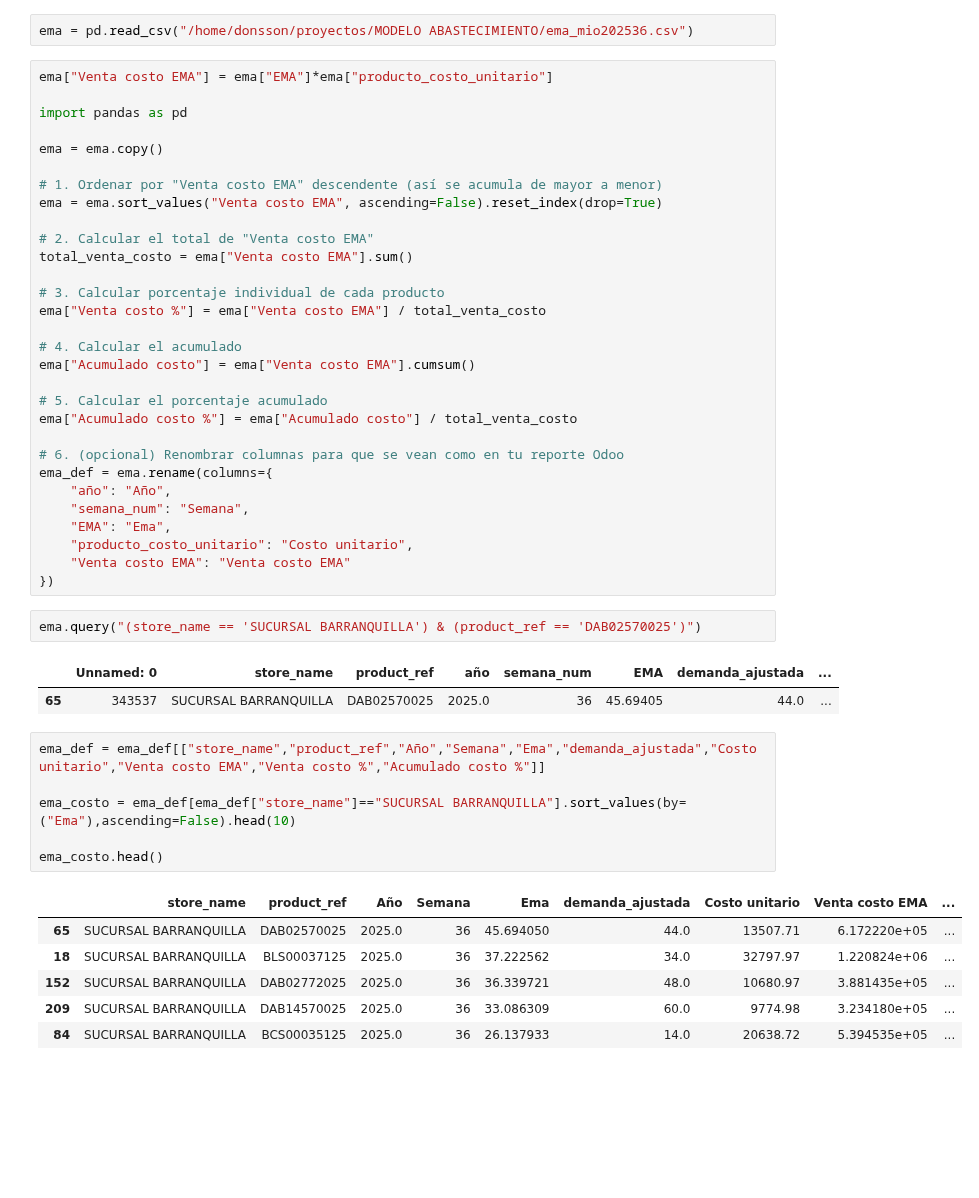
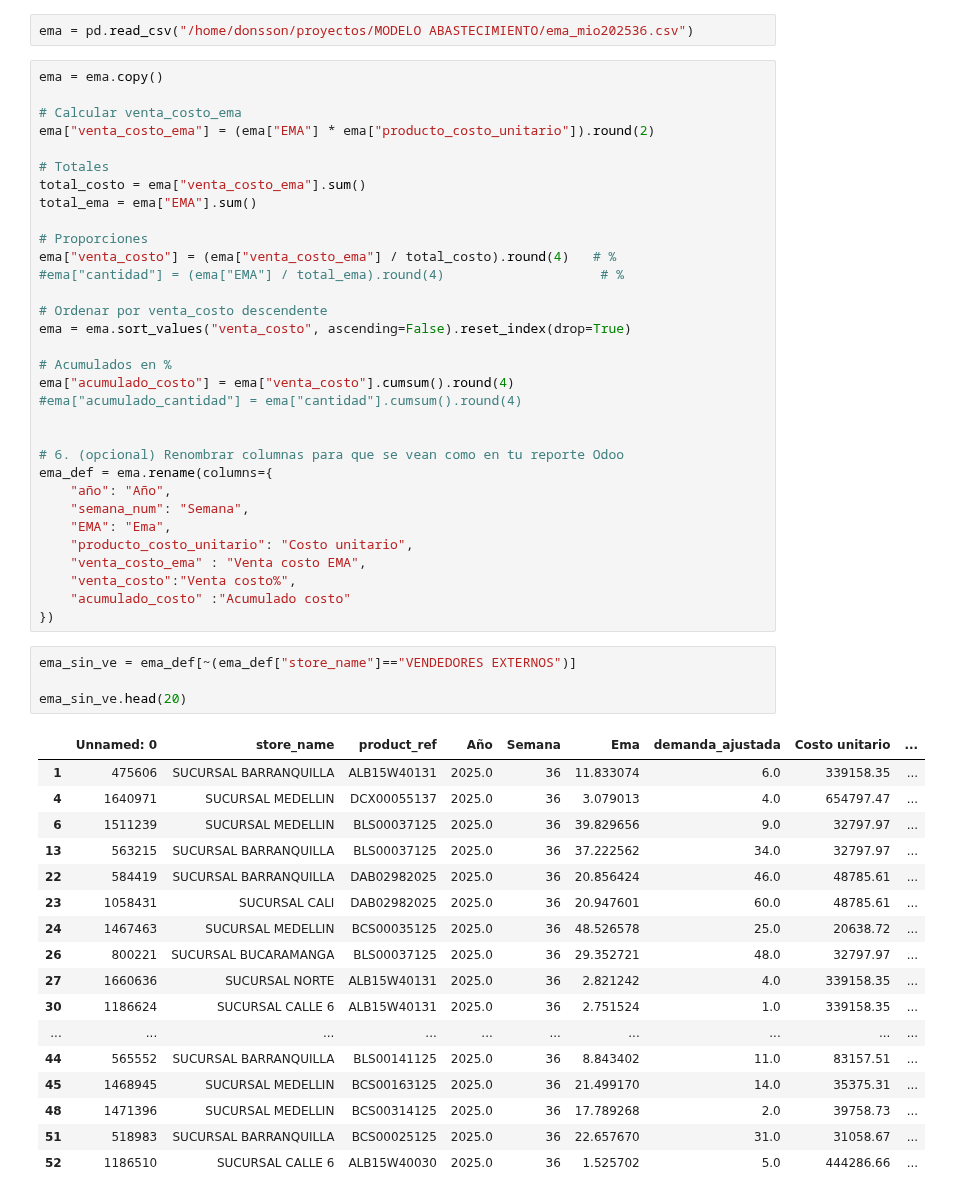
Before and after one commit to FiltrosDonsson/Proyectos-Data-analyst, a Jupyter notebook: MODELO ABASTECIMIENTO/analisis_costo.ipynb, the cells around one changed output. Saved outputs shown, nothing was run; the diff lists cells and outputs as text; blank space fills up the shorter version.

```diff
--- a/MODELO ABASTECIMIENTO/analisis_costo.ipynb
+++ b/MODELO ABASTECIMIENTO/analisis_costo.ipynb
@@ -3,26 +4,26 @@ import pandas as pd
 # %%
 ema = pd.read_csv("/home/donsson/proyectos/MODELO ABASTECIMIENTO/ema_mio202536.csv")
 # %%
-ema["Venta costo EMA"] = ema["EMA"]*ema["producto_costo_unitario"]
-
-import pandas as pd
-
 ema = ema.copy()
 
-# 1. Ordenar por "Venta costo EMA" descendente (así se acumula de mayor a menor)
-ema = ema.sort_values("Venta costo EMA", ascending=False).reset_index(drop=True)
+# Calcular venta_costo_ema
+ema["venta_costo_ema"] = (ema["EMA"] * ema["producto_costo_unitario"]).round(2)
 
-# 2. Calcular el total de "Venta costo EMA"
-total_venta_costo = ema["Venta costo EMA"].sum()
+# Totales
+total_costo = ema["venta_costo_ema"].sum()
+total_ema = ema["EMA"].sum()
 
-# 3. Calcular porcentaje individual de cada producto
-ema["Venta costo %"] = ema["Venta costo EMA"] / total_venta_costo
+# Proporciones
+ema["venta_costo"] = (ema["venta_costo_ema"] / total_costo).round(4)   # %
+#ema["cantidad"] = (ema["EMA"] / total_ema).round(4)                    # %
 
-# 4. Calcular el acumulado
-ema["Acumulado costo"] = ema["Venta costo EMA"].cumsum()
+# Ordenar por venta_costo descendente
+ema = ema.sort_values("venta_costo", ascending=False).reset_index(drop=True)
 
-# 5. Calcular el porcentaje acumulado
-ema["Acumulado costo %"] = ema["Acumulado costo"] / total_venta_costo
+# Acumulados en %
+ema["acumulado_costo"] = ema["venta_costo"].cumsum().round(4)
+#ema["acumulado_cantidad"] = ema["cantidad"].cumsum().round(4)
+
 
 # 6. (opcional) Renombrar columnas para que se vean como en tu reporte Odoo
 ema_def = ema.rename(columns={
@@ -30,23 +31,29 @@ ema_def = ema.rename(columns={
     "semana_num": "Semana",
     "EMA": "Ema",
     "producto_costo_unitario": "Costo unitario",
-    "Venta costo EMA": "Venta costo EMA"
+    "venta_costo_ema" : "Venta costo EMA",
+    "venta_costo":"Venta costo%",
+    "acumulado_costo" :"Acumulado costo"
 })
-# %%
-ema.query("(store_name == 'SUCURSAL BARRANQUILLA') & (product_ref == 'DAB02570025')")
-# %% [output]
-|  | Unnamed: 0 | store_name | product_ref | año | semana_num | EMA | demanda_ajustada | ... |
-| 65 | 343537 | SUCURSAL BARRANQUILLA | DAB02570025 | 2025.0 | 36 | 45.69405 | 44.0 | ... |
 # %%
-ema_def = ema_def[["store_name","product_ref","Año","Semana","Ema","demanda_ajustada","Costo unitario","Venta costo EMA","Venta costo %","Acumulado costo %"]]
+ema_sin_ve = ema_def[~(ema_def["store_name"]=="VENDEDORES EXTERNOS")]
 
-ema_costo = ema_def[ema_def["store_name"]=="SUCURSAL BARRANQUILLA"].sort_values(by=("Ema"),ascending=False).head(10)
-
-ema_costo.head()
+ema_sin_ve.head(20)
 # %% [output]
-|  | store_name | product_ref | Año | Semana | Ema | demanda_ajustada | Costo unitario | Venta costo EMA | ... |
-| 65 | SUCURSAL BARRANQUILLA | DAB02570025 | 2025.0 | 36 | 45.694050 | 44.0 | 13507.71 | 6.172220e+05 | ... |
-| 18 | SUCURSAL BARRANQUILLA | BLS00037125 | 2025.0 | 36 | 37.222562 | 34.0 | 32797.97 | 1.220824e+06 | ... |
-| 152 | SUCURSAL BARRANQUILLA | DAB02772025 | 2025.0 | 36 | 36.339721 | 48.0 | 10680.97 | 3.881435e+05 | ... |
-| 209 | SUCURSAL BARRANQUILLA | DAB14570025 | 2025.0 | 36 | 33.086309 | 60.0 | 9774.98 | 3.234180e+05 | ... |
-| 84 | SUCURSAL BARRANQUILLA | BCS00035125 | 2025.0 | 36 | 26.137933 | 14.0 | 20638.72 | 5.394535e+05 | ... |
+|  | Unnamed: 0 | store_name | product_ref | Año | Semana | Ema | demanda_ajustada | Costo unitario | ... |
+| 1 | 475606 | SUCURSAL BARRANQUILLA | ALB15W40131 | 2025.0 | 36 | 11.833074 | 6.0 | 339158.35 | ... |
+| 4 | 1640971 | SUCURSAL MEDELLIN | DCX00055137 | 2025.0 | 36 | 3.079013 | 4.0 | 654797.47 | ... |
+| 6 | 1511239 | SUCURSAL MEDELLIN | BLS00037125 | 2025.0 | 36 | 39.829656 | 9.0 | 32797.97 | ... |
+| 13 | 563215 | SUCURSAL BARRANQUILLA | BLS00037125 | 2025.0 | 36 | 37.222562 | 34.0 | 32797.97 | ... |
+| 22 | 584419 | SUCURSAL BARRANQUILLA | DAB02982025 | 2025.0 | 36 | 20.856424 | 46.0 | 48785.61 | ... |
+| 23 | 1058431 | SUCURSAL CALI | DAB02982025 | 2025.0 | 36 | 20.947601 | 60.0 | 48785.61 | ... |
+| 24 | 1467463 | SUCURSAL MEDELLIN | BCS00035125 | 2025.0 | 36 | 48.526578 | 25.0 | 20638.72 | ... |
+| 26 | 800221 | SUCURSAL BUCARAMANGA | BLS00037125 | 2025.0 | 36 | 29.352721 | 48.0 | 32797.97 | ... |
+| 27 | 1660636 | SUCURSAL NORTE | ALB15W40131 | 2025.0 | 36 | 2.821242 | 4.0 | 339158.35 | ... |
+| 30 | 1186624 | SUCURSAL CALLE 6 | ALB15W40131 | 2025.0 | 36 | 2.751524 | 1.0 | 339158.35 | ... |
+| ... | ... | ... | ... | ... | ... | ... | ... | ... | ... |
+| 44 | 565552 | SUCURSAL BARRANQUILLA | BLS00141125 | 2025.0 | 36 | 8.843402 | 11.0 | 83157.51 | ... |
+| 45 | 1468945 | SUCURSAL MEDELLIN | BCS00163125 | 2025.0 | 36 | 21.499170 | 14.0 | 35375.31 | ... |
+| 48 | 1471396 | SUCURSAL MEDELLIN | BCS00314125 | 2025.0 | 36 | 17.789268 | 2.0 | 39758.73 | ... |
+| 51 | 518983 | SUCURSAL BARRANQUILLA | BCS00025125 | 2025.0 | 36 | 22.657670 | 31.0 | 31058.67 | ... |
+| 52 | 1186510 | SUCURSAL CALLE 6 | ALB15W40030 | 2025.0 | 36 | 1.525702 | 5.0 | 444286.66 | ... |
```
Also changed, not shown: parts of 1 cell of this notebook, 13 other files.
